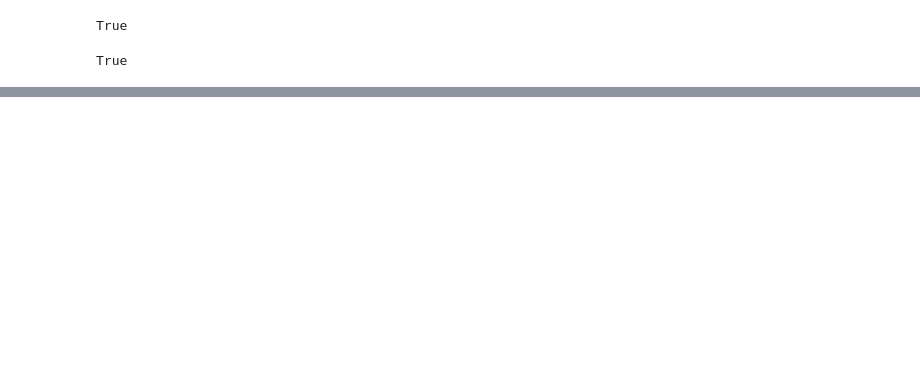
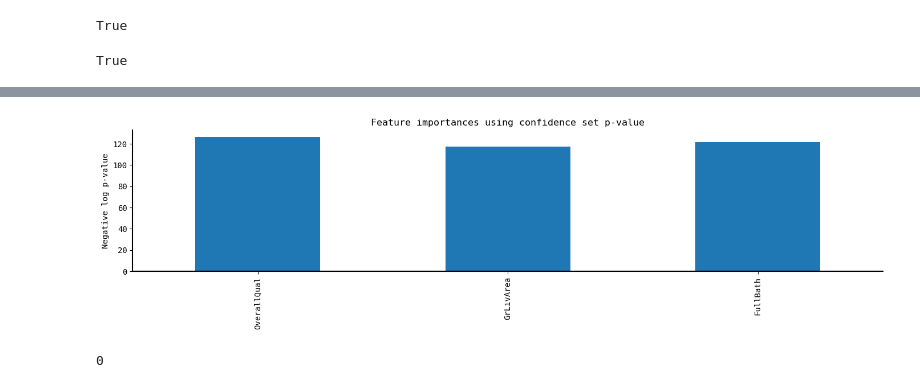
Before and after one commit to junting-ren/model_uncertainty_using_feature_confidence_set, a Jupyter notebook: notebooks/real_data_analysis.ipynb, the cells around one changed output, grey strips where cells are left out. Saved outputs shown, nothing was run; the diff lists cells and outputs as text; code cells hidden in the pictures; blank space fills up the shorter version.

```diff
--- a/notebooks/real_data_analysis.ipynb
+++ b/notebooks/real_data_analysis.ipynb
@@ -386,7 +391,7 @@ def fit_bootstrap(model, y, X, X_test, n_boot = 200, residual_boot = False, boot
     se_y = np.std(mean_boot_y_l, axis = 0)
     return mean, se, mean_boot_l, se_y, mean_boot_y_l
 # %%
-mean, se, mean_boot_l, se_y, mean_boot_y_l = fit_bootstrap(XGBRegressor, y_train, X_train, X_test)
+mean, se, mean_boot_l, se_y, mean_boot_y_l = fit_bootstrap(RandomForestRegressor, y_train, X_train, X_test)
 # %%
 import sys
 sys.path.append('../functions')
@@ -441,0 +467,50 @@ array([ True,  True,  True,  True,  True,  True,  True,  True,  True,
+# %%
+# Confidence set importatnce
+from scipy import stats
+def CS_t_test(inner_index, outer_index, X_test):
+    n_inner = np.sum(inner_index)
+    n_comp_outer = np.sum(~outer_index)
+    p_values = []
+    for j in range(X_test.shape[1]):
+        x_j = X_test.iloc[:,j]
+        if x_j.dtype not in ['float64','int64']:
+            #import pdb; pdb.set_trace()
+            temp1 = pd.concat([pd.Series(['inner']).repeat(len(x_j[inner_index])), pd.Series(['outer']).repeat(len(x_j[~outer_index]))] ).reset_index(drop = True)
+            temp2 = pd.concat((x_j[inner_index],x_j[~outer_index])).reset_index(drop = True)
+            temp = pd.concat( (temp2, temp1),axis = 1)
+            tab = pd.crosstab(temp.iloc[:,1],temp.iloc[:,0])
+            res = stats.chi2_contingency(tab)
+            p_values.append(res[1])
+        else:
+            if len(np.unique(x_j))>2:
+                p_values.append(stats.mannwhitneyu(x_j[inner_index], x_j[~outer_index])[1])
+            else:# binomial two sample t-test
+                p_values.append(stats.ttest_ind(x_j[inner_index], x_j[~outer_index])[1])
+    return np.array(p_values)
+    #import pdb; pdb.set_trace()
+    # mean1 = np.mean(X_test[inner_index], axis = 0)
+    # mean2 = np.mean(X_test[~outer_index], axis = 0)
+    # sd1 = np.std(X_test[inner_index], axis = 0)
+    # sd2 = np.std(X_test[~outer_index], axis = 0)
+    # var_mean1 = sd1**2/n_inner
+    # var_mean2 = sd2**2/n_comp_outer
+    # t = (mean1 - mean2 )/np.sqrt(var_mean1+var_mean2)
+    # v = (var_mean1+var_mean2)**2/(var_mean1/(n_inner-1)+var_mean2/(n_comp_outer-1))
+    # t_q = stats.t.ppf(0.975, v)
+    #return stats.mannwhitneyu(X_test[inner_index], X_test[~outer_index])
+p = CS_t_test(dict_['inner'], dict_['outer'], X_test_pd[num_cols+cat_cols].reset_index(drop = True))
+index_top = np.where( np.isin(p,np.sort(p)[0:3]))[0]
+significant_col = house[num_cols + cat_cols].columns[index_top]
+#significant_col = np.unique([x.split('_')[0] for x in significant_col])
+forest_importances = pd.Series(-np.log(p[index_top]), index=significant_col)
+fig, ax = plt.subplots()
+forest_importances.plot.bar(ax=ax)
+ax.set_title("Feature importances using confidence set p-value")
+ax.set_ylabel("Negative log p-value")
+fig.tight_layout()
+# %% [output]
+[figure, added]
+# %%
+np.sum(np.sum(X_test_pd[num_cols+cat_cols].reset_index(drop = True).isnull()))
+# %% [output]
+0
```
Also changed, not shown: parts of 15 cells of this notebook.
